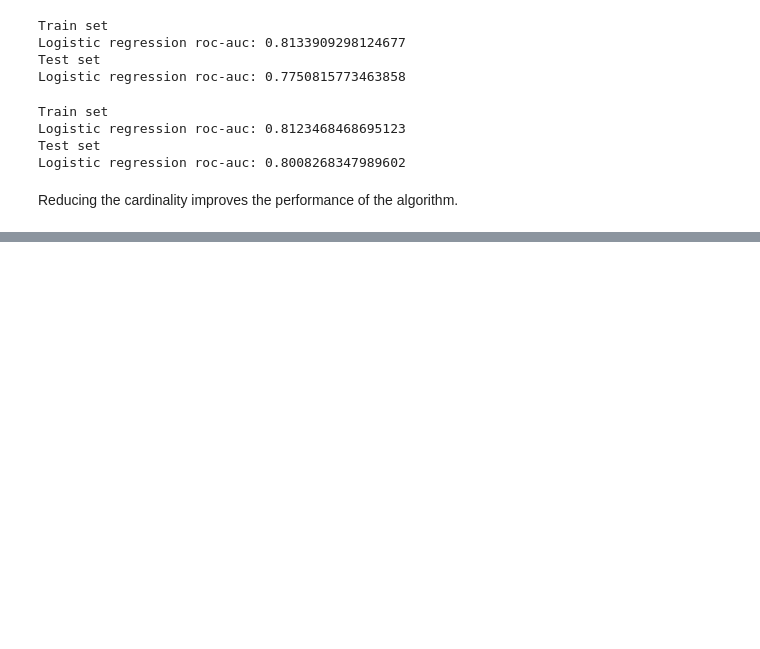
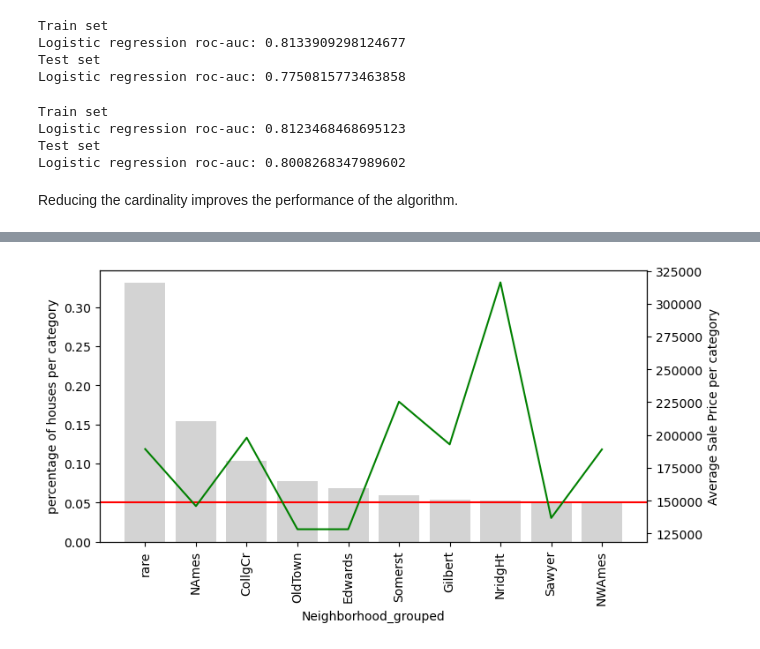
Before and after one commit to tamaldatta07/Hands-On-Machine-Learning-with-Scikit-Learn-Keras-and-TensorFlow, a Jupyter notebook: Feature Engineering and Feature Extraction/Variable Characteristics.ipynb, the cells around one changed output, grey strips where cells are left out. Drawn from its saved outputs; the diff is of its cells as text; code cells hidden in the pictures; blank space fills up the shorter version.

```diff
--- a/Feature Engineering and Feature Extraction/Variable Characteristics.ipynb
+++ b/Feature Engineering and Feature Extraction/Variable Characteristics.ipynb
@@ -716,0 +887,26 @@ Reducing the cardinality improves the performance of the algorithm.
+# %%
+def group_rare_labels(df, var):
+
+    total_houses = len(df)
+
+    # First,calculate the % of houses per category.
+    temp_df = pd.Series(df[var].value_counts() / total_houses)
+
+    # Then,create a dictionary to replace the rare labels with the
+    # string 'rare' (for categories present in less than 5% of houses).
+
+    grouping_dict = {
+        k: ('rare' if k not in temp_df[temp_df >= 0.05].index else k)
+        for k in temp_df.index
+    }
+
+    # Now, replace the rare categories.
+    tmp = df[var].map(grouping_dict)
+
+    return tmp
+# %%
+# Group rare labels in Neighborhood.
+
+data['Neighborhood_grouped'] = group_rare_labels(data, 'Neighborhood')
+
+data[['Neighborhood', 'Neighborhood_grouped']].head(10)
@@ -716,0 +925,7 @@ Reducing the cardinality improves the performance of the algorithm.
+# %%
+# Let's plot Neighborhood with the grouped categories.
+
+temp_df = calculate_mean_target_per_category(data, 'Neighborhood_grouped')
+plot_categories(temp_df, 'Neighborhood_grouped')
+# %% [output]
+[figure, added]
```
Also changed, not shown: parts of 29 cells of this notebook.
